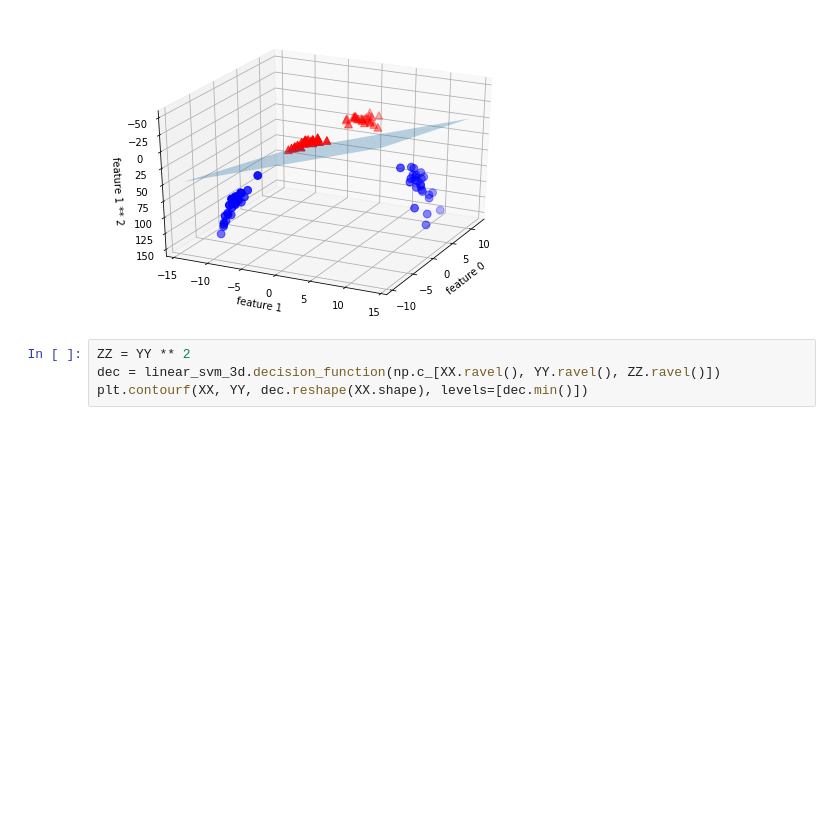
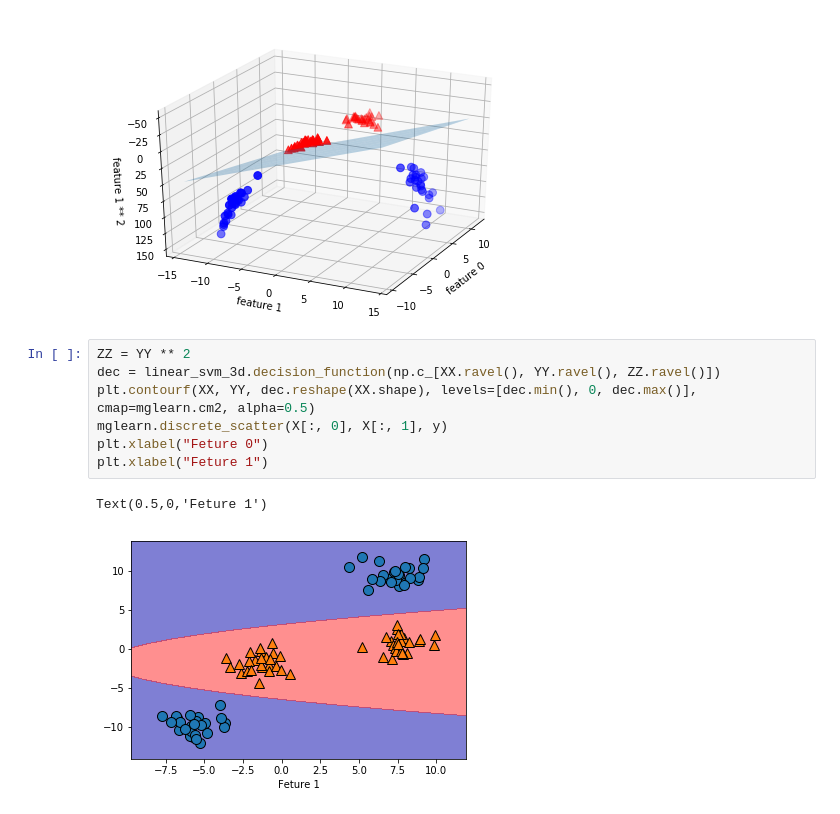
Before and after one commit to aki-06/sklearn, a Jupyter notebook: SVM.ipynb, the cells around one changed output. Drawn from its saved outputs; the diff is of its cells as text; blank space fills up the shorter version.

```diff
--- a/SVM.ipynb
+++ b/SVM.ipynb
@@ -70,4 +70,10 @@ Text(0.5,0,'feature 1 ** 2')
 # %%
 ZZ = YY ** 2
 dec = linear_svm_3d.decision_function(np.c_[XX.ravel(), YY.ravel(), ZZ.ravel()])
-plt.contourf(XX, YY, dec.reshape(XX.shape), levels=[dec.min()])
+plt.contourf(XX, YY, dec.reshape(XX.shape), levels=[dec.min(), 0, dec.max()], cmap=mglearn.cm2, alpha=0.5)
+mglearn.discrete_scatter(X[:, 0], X[:, 1], y)
+plt.xlabel("Feture 0")
+plt.xlabel("Feture 1")
+# %% [output]
+Text(0.5,0,'Feture 1')
+[figure, added]
```
Also changed, not shown: parts of 5 cells of this notebook.
